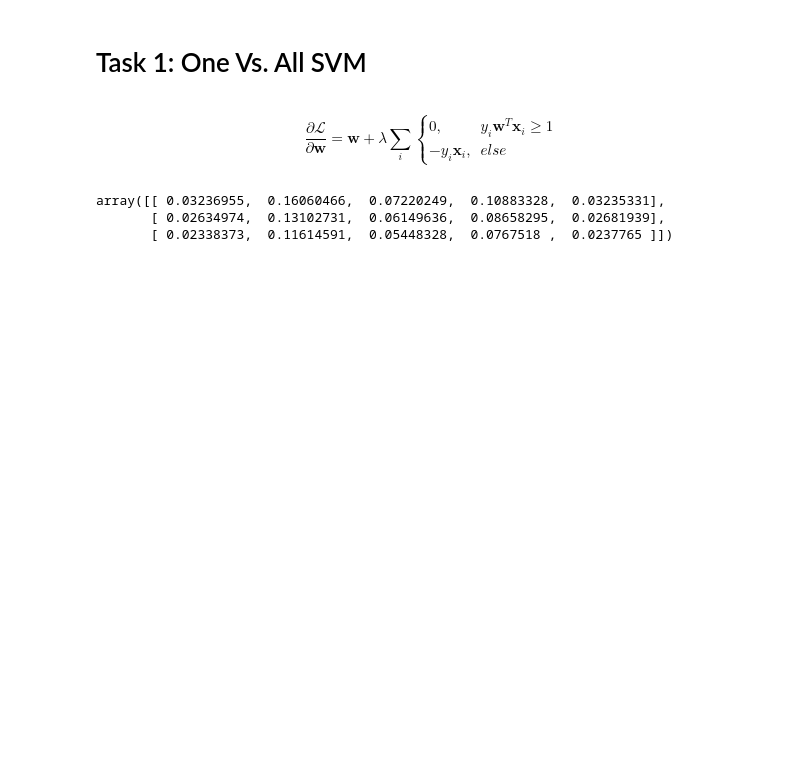
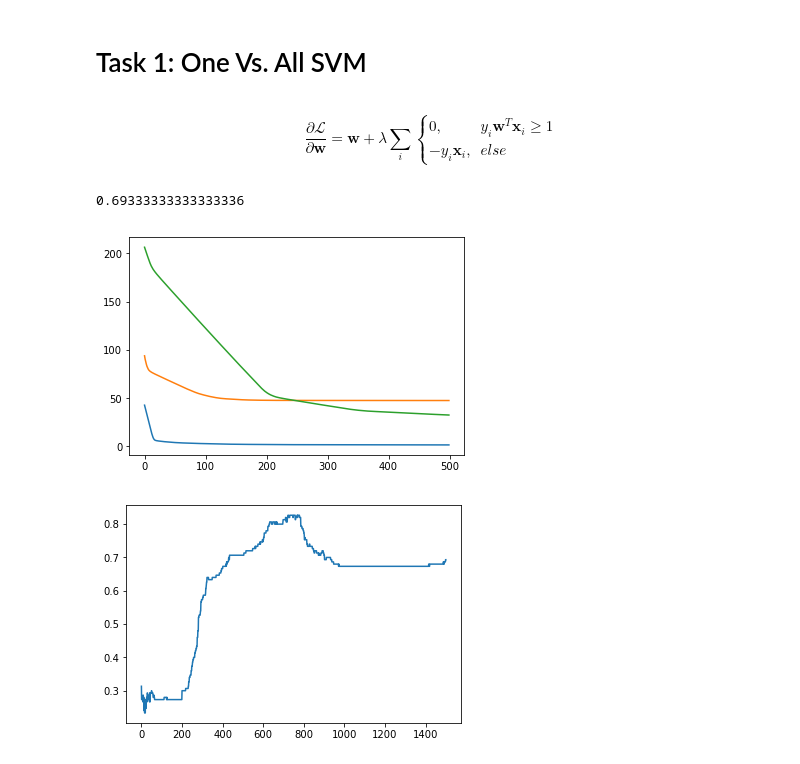
Before and after one commit to Hudsonnc/Cogs-185, a Jupyter notebook: hw1/Multiclass Classification.ipynb, the cells around one changed output. Drawn from its saved outputs; the diff is of its cells as text; code cells hidden in the pictures; blank space fills up the shorter version.

```diff
--- a/hw1/Multiclass Classification.ipynb
+++ b/hw1/Multiclass Classification.ipynb
@@ -58,11 +72,10 @@ class OneVAllSVM(object):
 y = iris['target']
 x = iris['data']
 # %%
-svm = OneVAllSVM(10)
-svm.train(x, y, lamb = .5, lr = .01, iters = 1000)
+svm = OneVAllSVM(1234)
+svm.train(x, y, lamb = .5, lr = .0001, iters = 500)
+svm.accuracy(x, y)
+# %% [output]
+0.69333333333333336
+[figure, added]
+[figure, added]
-# %%
-svm.W
-# %% [output]
-array([[ 0.03236955,  0.16060466,  0.07220249,  0.10883328,  0.03235331],
-       [ 0.02634974,  0.13102731,  0.06149636,  0.08658295,  0.02681939],
-       [ 0.02338373,  0.11614591,  0.05448328,  0.0767518 ,  0.0237765 ]])
```
Also changed, not shown: parts of 11 cells of this notebook.
